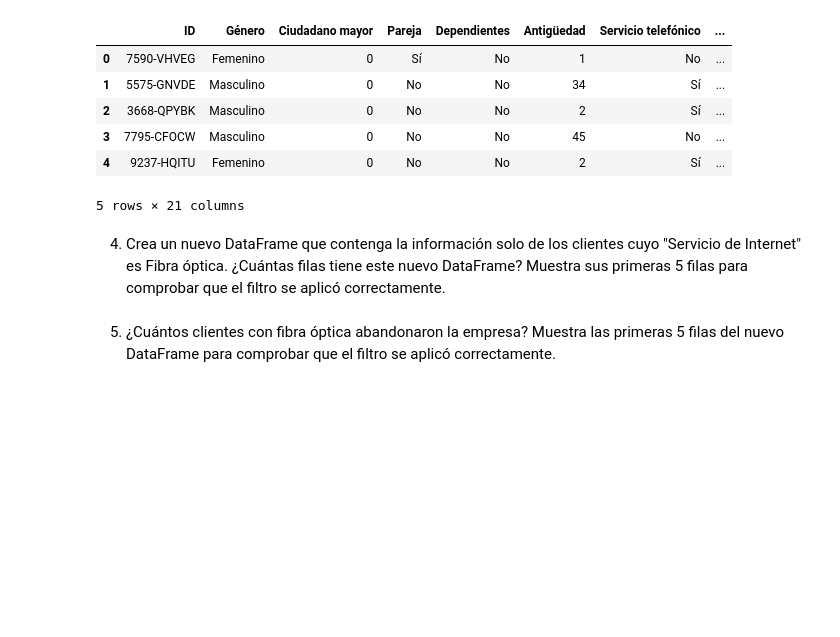
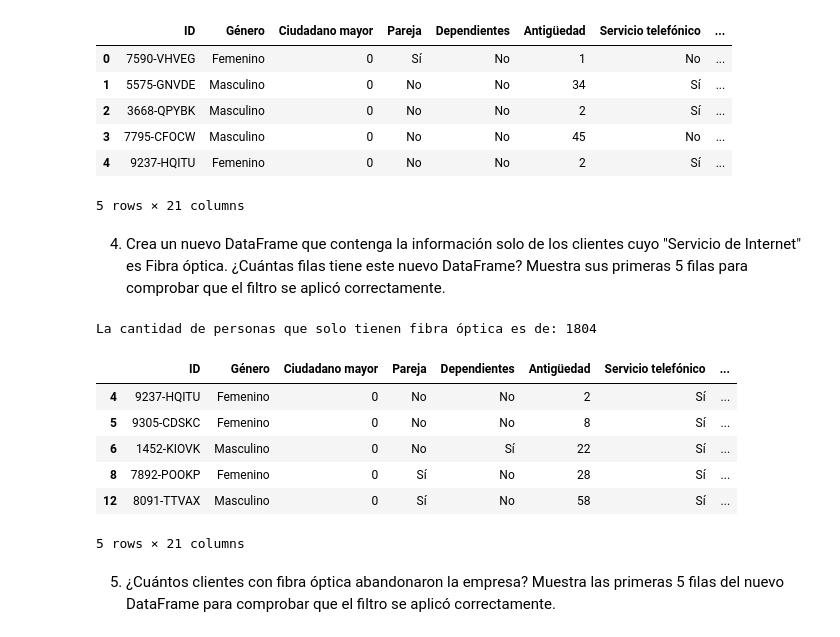
Before and after one commit to oscar-abud/Aprendiendo-Pandas-Python, a Jupyter notebook: Laboratorio 0_Introducción a Pandas.ipynb, the cells around one changed output. Saved outputs shown, nothing was run; the diff lists cells and outputs as text; code cells hidden in the pictures; blank space fills up the shorter version.

```diff
--- a/Laboratorio 0_Introducción a Pandas.ipynb
+++ b/Laboratorio 0_Introducción a Pandas.ipynb
@@ -266,5 +266,20 @@ df_2.head(5)
 5 rows × 21 columns
 # %% [markdown]
 4. Crea un nuevo DataFrame que contenga la información solo de los clientes cuyo "Servicio de Internet" es Fibra óptica. ¿Cuántas filas tiene este nuevo DataFrame? Muestra sus primeras 5 filas para comprobar que el filtro se aplicó correctamente.
+# %%
+df_internet = df_2[df_2['Servicio de Internet'] == 'Fibra óptica'] #df siginifica Data Frame
+# df_internet
+filas = df_internet.shape[0] # El shape sirve para poder mostrar filas o columnas, el 0 para filas y 1 para columnas
+print(f"La cantidad de personas que solo tienen fibra óptica es de: {filas}")
+df_internet.head(5)
+# %% [output]
+La cantidad de personas que solo tienen fibra óptica es de: 1804
+|  | ID | Género | Ciudadano mayor | Pareja | Dependientes | Antigüedad | Servicio telefónico | ... |
+| 4 | 9237-HQITU | Femenino | 0 | No | No | 2 | Sí | ... |
+| 5 | 9305-CDSKC | Femenino | 0 | No | No | 8 | Sí | ... |
+| 6 | 1452-KIOVK | Masculino | 0 | No | Sí | 22 | Sí | ... |
+| 8 | 7892-POOKP | Femenino | 0 | Sí | No | 28 | Sí | ... |
+| 12 | 8091-TTVAX | Masculino | 0 | Sí | No | 58 | Sí | ... |
+5 rows × 21 columns
 # %% [markdown]
 5. ¿Cuántos clientes con fibra óptica abandonaron la empresa? Muestra las primeras 5 filas del nuevo DataFrame para comprobar que el filtro se aplicó correctamente.
```
Also changed, not shown: parts of 1 cell of this notebook.
